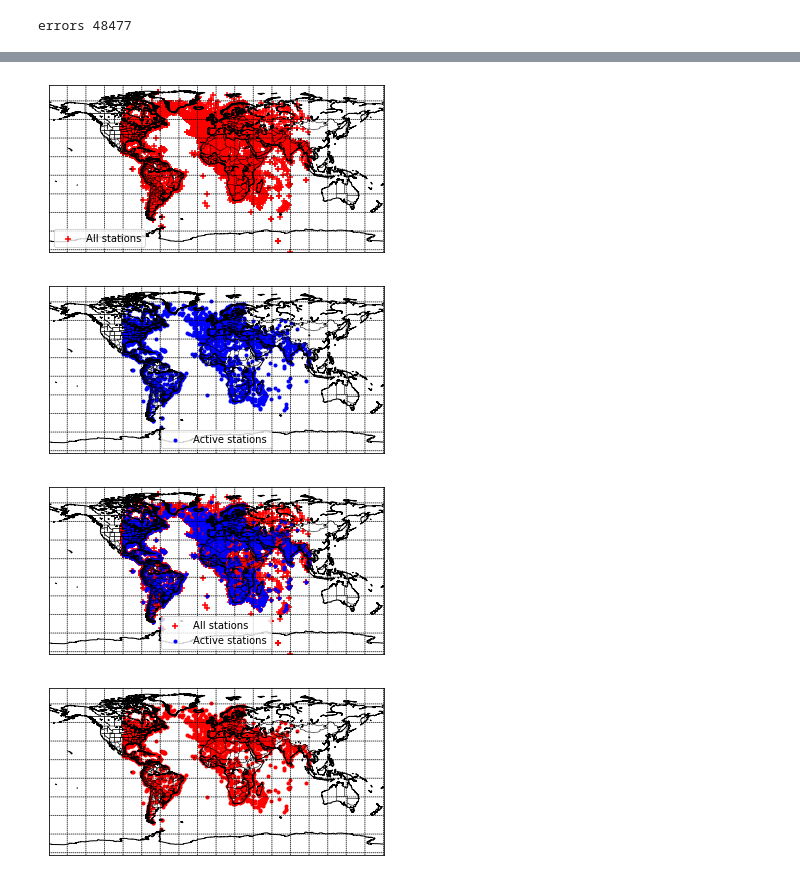
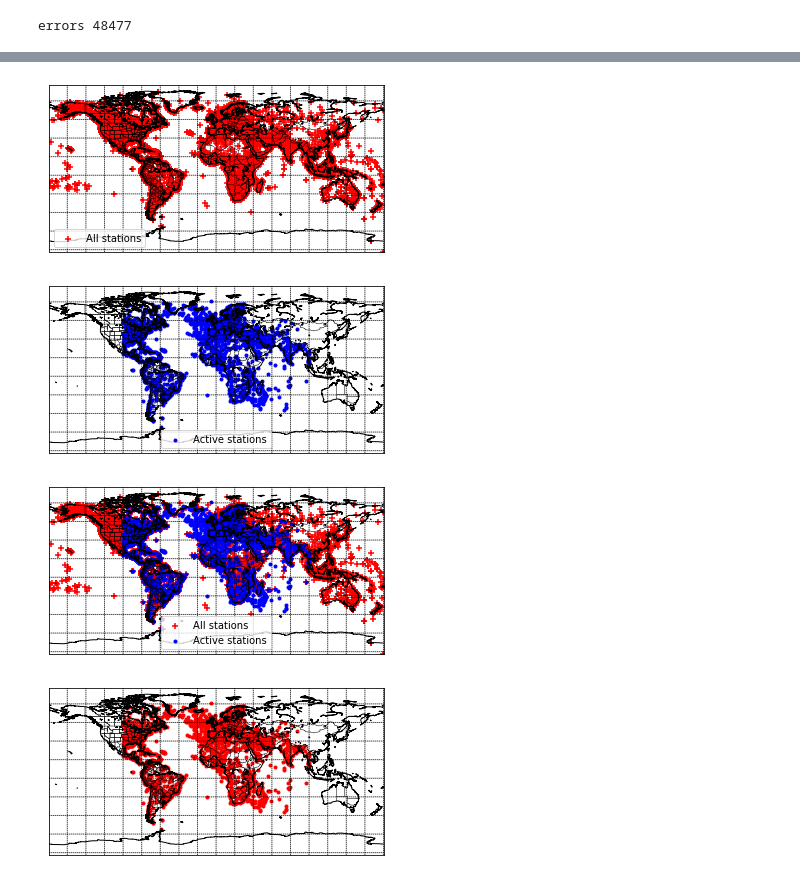
Before and after one commit to AML-CS/speedy-noaa-obs-grid, a Jupyter notebook: speedy_noaa_obs_grid.ipynb, the cells around one changed output, grey strips where cells are left out. Drawn from its saved outputs; the diff is of its cells as text; code cells hidden in the pictures.

```diff
--- a/speedy_noaa_obs_grid.ipynb
+++ b/speedy_noaa_obs_grid.ipynb
@@ -91,7 +75,7 @@ def get_stations_noaa():
 def get_stations_with_coords():
     soup = fetch('http://128.117.200.221/surface/stations.txt')
     text = soup.get_text()
-    matches = re.findall(r".*([A-Z]{4}).*([\d]{2}\s[\d]{2}\w).*([\d]{2}\s[\d]{2}\w)[\s]*(\d{1,4}).*", text)
+    matches = re.findall(r".*([A-Z]{4}).*[\s]([\d]+\s[\d]+\w).*[\s]([\d]+\s[\d]+\w)[\s]*(\d{1,4}).*", text)
     stations = []
     for match in matches:
         stations.append({'ICAO': match[0],
@@ -116,20 +100,20 @@ len(df)
 noaa_stations = get_stations_with_coords()
 # %%
 def gms_to_lat_lng(gms):
-    comp = gms.split('-')
-    if len(comp) == 2:
-        if 'N' in comp[1] or 'E' in comp[1]:
-            return int(comp[0]) + int((comp[1])[:len(comp)]) / 60
-        else:
-            return -(int(comp[0]) + int((comp[1])[:len(comp)]) / 60)
-    elif len(comp) == 3:
-        if 'N' in comp[2] or 'E' in comp[2]:
-            return int(comp[0]) + int((comp[1])[:len(comp)]) / 60 + int((comp[2])[:len(comp) - 1]) / 60
-        else:
-            comp[2] = '0' + (comp[2])[:len(comp) - 1]
-            return -int(comp[0]) - int((comp[1])[:len(comp)]) / 60 - int((comp[2])[:len(comp) - 1]) / 3600
+  comp = gms.split('-')
+  if len(comp)==2:
+    if 'N' in comp[1] or 'E' in comp[1]:
+      return int(comp[0])+(int(comp[1][:len(comp)])/60)
     else:
-        return 0
+      return -(int(comp[0])+(int(comp[1][:len(comp)])/60))
+  elif len(comp)==3:
+    if 'N' in comp[2] or 'E' in comp[2]:
+      return int(comp[0])+(int(comp[1][:len(comp)])/60)+(int(comp[2][:len(comp)-1])/60)
+    else:
+      comp[2]='0'+comp[2][:len(comp)-1]
+      return (-int(comp[0])-(int(comp[1][:len(comp)])/60)-(int(comp[2][:len(comp)-1])/3600))
+  else:
+    return 0
 
 def nearest_neighbour(X_lng, Y_lat, lng, lat):
     diff_x = 100
@@ -373,10 +377,13 @@ lati = []
 lngt = []
 lati2 = []
 lngt2 = []
+dataexport=[]
 for station in noaa_stations:
     (lat, lng, elev) = station['coords'].split('+')
     lati.append(gms_to_lat_lng(lat))
     lngt.append(gms_to_lat_lng(lng))
+    nombreEstacion=station['ICAO']
+    dataexport.append([nombreEstacion,gms_to_lat_lng(lat),gms_to_lat_lng(lng),elev])
 m = Basemap(resolution='l', lat_0=0, lon_0=0)
 m.drawcoastlines()
 m.drawcountries()
@@ -418,33 +425,33 @@ plt.legend()
 plt.savefig('estaciones2.jpg', dpi=600)
 plt.show()
 
 m = Basemap(resolution='l', lat_0=0, lon_0=0)
 m.drawcoastlines()
 m.drawcountries()
 m.drawstates()
 m.drawparallels(np.arange(-87.159, 87.159, 20))
 m.drawmeridians(np.arange(0, 357.5, 20))
 m.fillcontinents(color='white')
 m.scatter(
     lngt,
     lati,
     marker='+',
     color='r',
     zorder=1.5,
     label='All stations',
     )
 m.scatter(
     lngt2,
     lati2,
     marker='.',
     color='b',
     zorder=1.5,
     label='Active stations',
     )
 plt.legend()
 plt.savefig('estaciones3.jpg', dpi=600)
 plt.show()
 # %% [output]
-[figure, old version]
+[figure, new version]
 [figure]
-[figure, old version]
+[figure, new version]
```
Also changed, not shown: parts of 11 cells of this notebook, 17 other files.
